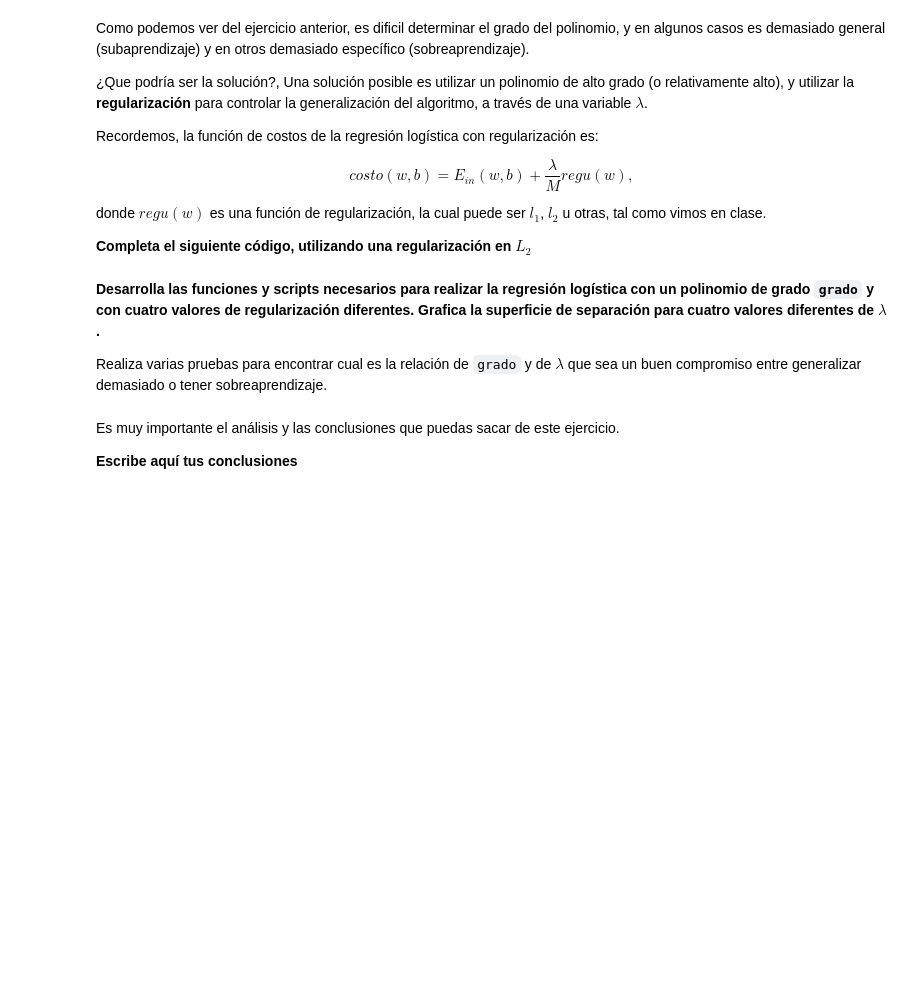
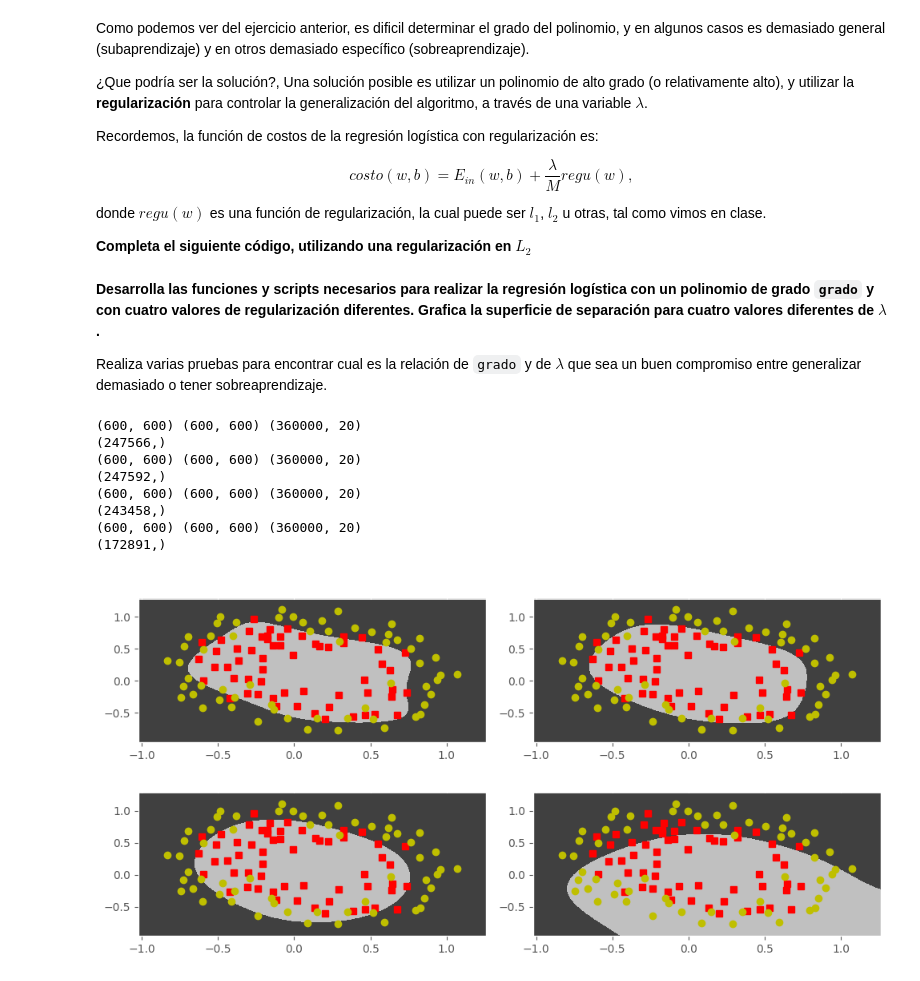
Before and after one commit to Ricardo050427/2-Aprendizaje-2026, a Jupyter notebook: regularizacion_logistica.ipynb, the cells around one changed output. Drawn from its saved outputs; the diff is of its cells as text; code cells hidden in the pictures; blank space fills up the shorter version.

```diff
--- a/regularizacion_logistica.ipynb
+++ b/regularizacion_logistica.ipynb
@@ -482,9 +513,12 @@ def costo(x, y, w, b, lambd):
     M = x.shape[0]
 
     #------------------------------------------------------------------------
-    # Agregua aqui tu código
-
-
+    z = x @ w + b
+    y_est = 1 / (1 + np.exp(-z))
+    epsilon = 1e-15
+    e_in = -np.mean(y * np.log(y_est + epsilon) + (1 - y) * np.log(1 - y_est + epsilon))
+    reg = (lambd / (2 * M)) * np.sum(w**2)
+    costo = e_in + reg
     #------------------------------------------------------------------------
     return costo
 
@@ -509,9 +543,11 @@ def grad_regu(x, y, w, b, lambd):
     db = 0.0
 
     #------------------------------------------------------------------------
-    # Agregua aqui tu código
-
-
+    z = x @ w + b
+    y_est = 1 / (1 + np.exp(-z))
+    error = y_est - y
+    dw = (1/M) * np.dot(x.T, error) + (lambd / M) * w
+    db = np.mean(error)
     #------------------------------------------------------------------------
     return dw, db
 
@@ -555,23 +591,35 @@ Realiza varias pruebas para encontrar cual es la relación de `grado` y de $\lam
 # %%
 grado = 5
 phi_x = map_poly(grado, x)
 mu, de = medias_std(phi_x)
 phi_x_norm = normaliza(phi_x, mu, de)
 
 
 for (i, lambd) in enumerate([0, 1, 10, 100]):
 
     # Normaliza
-    # --- Agregar código aquí ---
+    n = phi_x_norm.shape[1]
+    w = np.zeros(n)
+    b = 0.0
 
     # Entrena
-    # --- Agregar código aquí ---
+    alpha = 1.0
+    w, b, _ = dg_regu(phi_x_norm, y, w, b, alpha, lambd, max_iter=5000)
 
     # Muestra resultados con plot_separacion2D
     plt.subplot(2, 2, i + 1)
     plt.title(f"Polinomio de grado {grado}, regu = {lambd}.")
-    # --- Agregar codigo aquí ---
+    plot_separacion2D(x, y, grado, mu, de, w, b)
+
+plt.tight_layout()
+plt.show()
+# %% [output]
+(600, 600) (600, 600) (360000, 20)
+(247566,)
+(600, 600) (600, 600) (360000, 20)
+(247592,)
+(600, 600) (600, 600) (360000, 20)
+(243458,)
+(600, 600) (600, 600) (360000, 20)
+(172891,)
+[figure, added]
-# %% [markdown]
-Es muy importante el análisis y las conclusiones que puedas sacar de este ejercicio.
-
-**Escribe aquí tus conclusiones**
```
Also changed, not shown: parts of 5 cells of this notebook.
